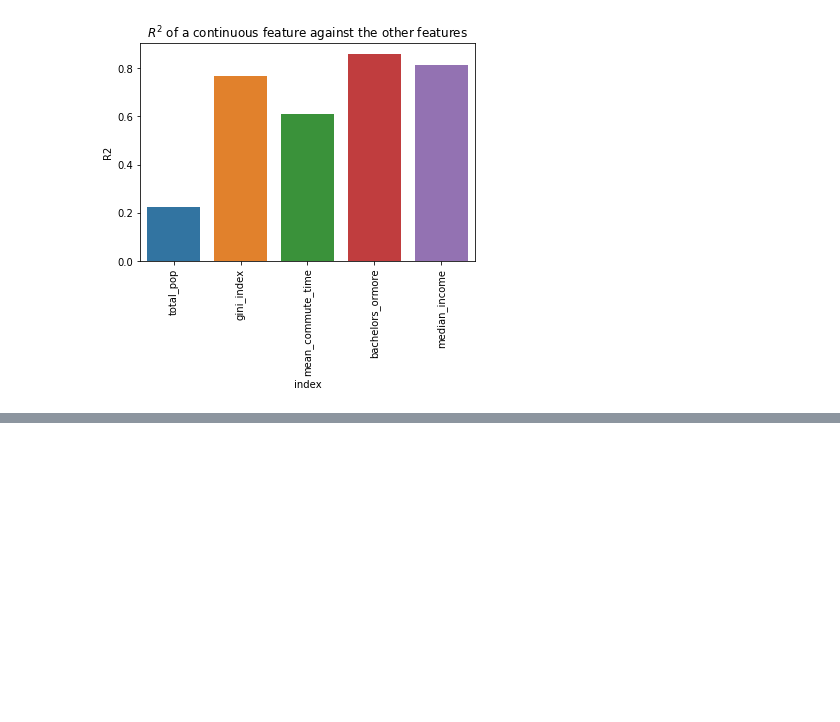
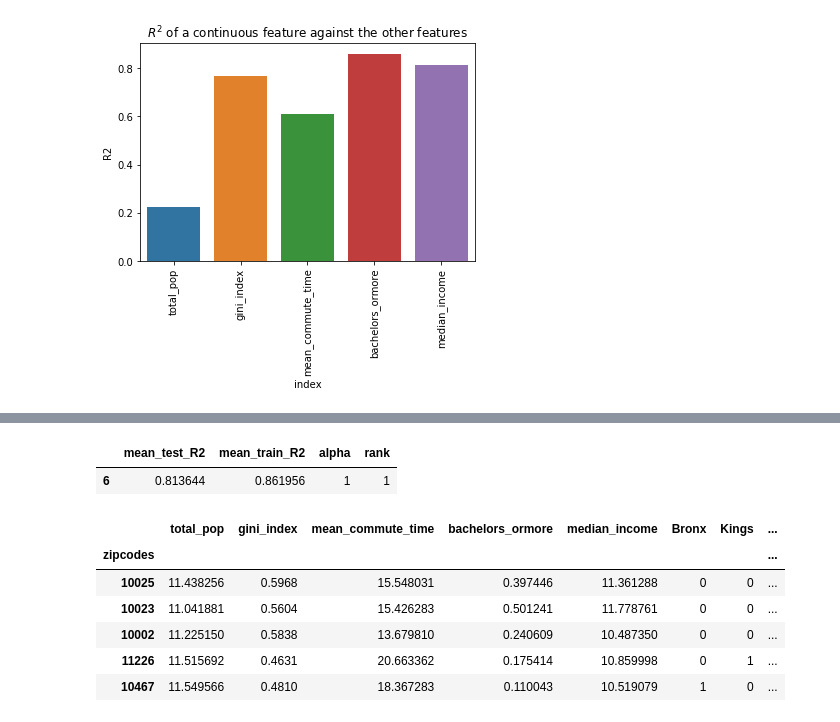
Before and after one commit to EugeniaDickson/zillow_rent_index, a Jupyter notebook: casey/features-census.ipynb, the cells around one changed output, grey strips where cells are left out. Saved outputs shown, nothing was run; the diff lists cells and outputs as text; code cells hidden in the pictures; blank space fills up the shorter version.

Commit message:
tried lasso

```diff
--- a/casey/features-census.ipynb
+++ b/casey/features-census.ipynb
@@ -119,0 +126,6 @@ plt.xticks(rotation = 90)
+# %%
+dummy_cols = pd.get_dummies(nyc['CountyName']).drop('Queens',axis=1)
+# %%
+feats2 = pd.concat((feats,dummy_cols), axis=1)
+# %%
+lasso.set_params(max_iter=10000, normalize=True)
@@ -119,0 +136,6 @@ plt.xticks(rotation = 90)
+# %%
+from sklearn.model_selection import GridSearchCV
+grid_param = [{'alpha': [0.0001, 0.001, 0.01, 0.05, 0.1, 0.5, 1, 10, 100]}]
+grid = GridSearchCV(estimator=lasso, param_grid=grid_param, cv=5, return_train_score=True)
+# you can pass a number into CV or a cross-val object such as kfold
+grid.fit(feats2,target)
@@ -119,0 +159,18 @@ plt.xticks(rotation = 90)
+# %%
+grid_results[grid_results['rank'] == 1]
+# %% [output]
+|  | mean_test_R2 | mean_train_R2 | alpha | rank |
+| 6 | 0.813644 | 0.861956 | 1 | 1 |
+# %%
+feats3 = feats2.copy()
+feats3['total_pop'] = np.log(feats3['total_pop'])
+feats3['median_income'] = np.log(feats3['median_income'])
+feats3.head()
+# %% [output]
+|  | total_pop | gini_index | mean_commute_time | bachelors_ormore | median_income | Bronx | Kings | ... |
+| zipcodes |  |  |  |  |  |  |  | ... |
+| 10025 | 11.438256 | 0.5968 | 15.548031 | 0.397446 | 11.361288 | 0 | 0 | ... |
+| 10023 | 11.041881 | 0.5604 | 15.426283 | 0.501241 | 11.778761 | 0 | 0 | ... |
+| 10002 | 11.225150 | 0.5838 | 13.679810 | 0.240609 | 10.487350 | 0 | 0 | ... |
+| 11226 | 11.515692 | 0.4631 | 20.663362 | 0.175414 | 10.859998 | 0 | 1 | ... |
+| 10467 | 11.549566 | 0.4810 | 18.367283 | 0.110043 | 10.519079 | 1 | 0 | ... |
```
Also changed, not shown: parts of 8 cells of this notebook.
